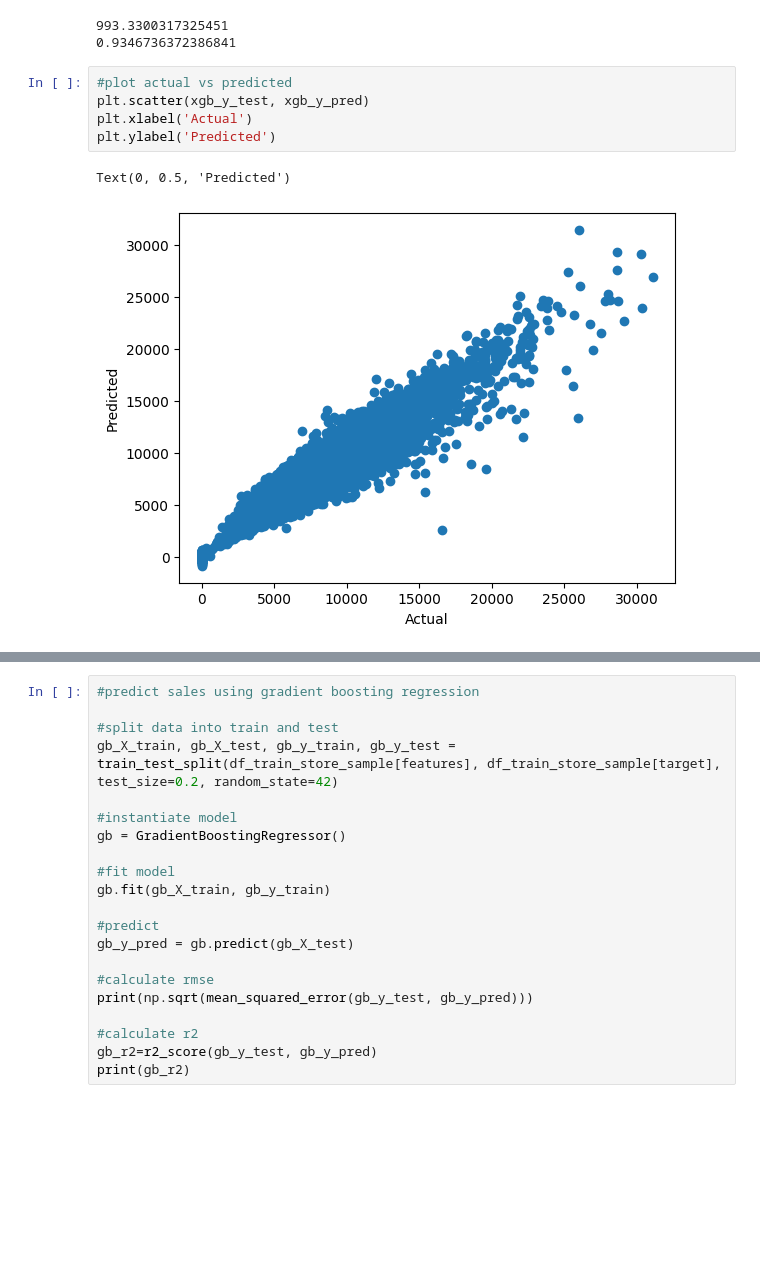
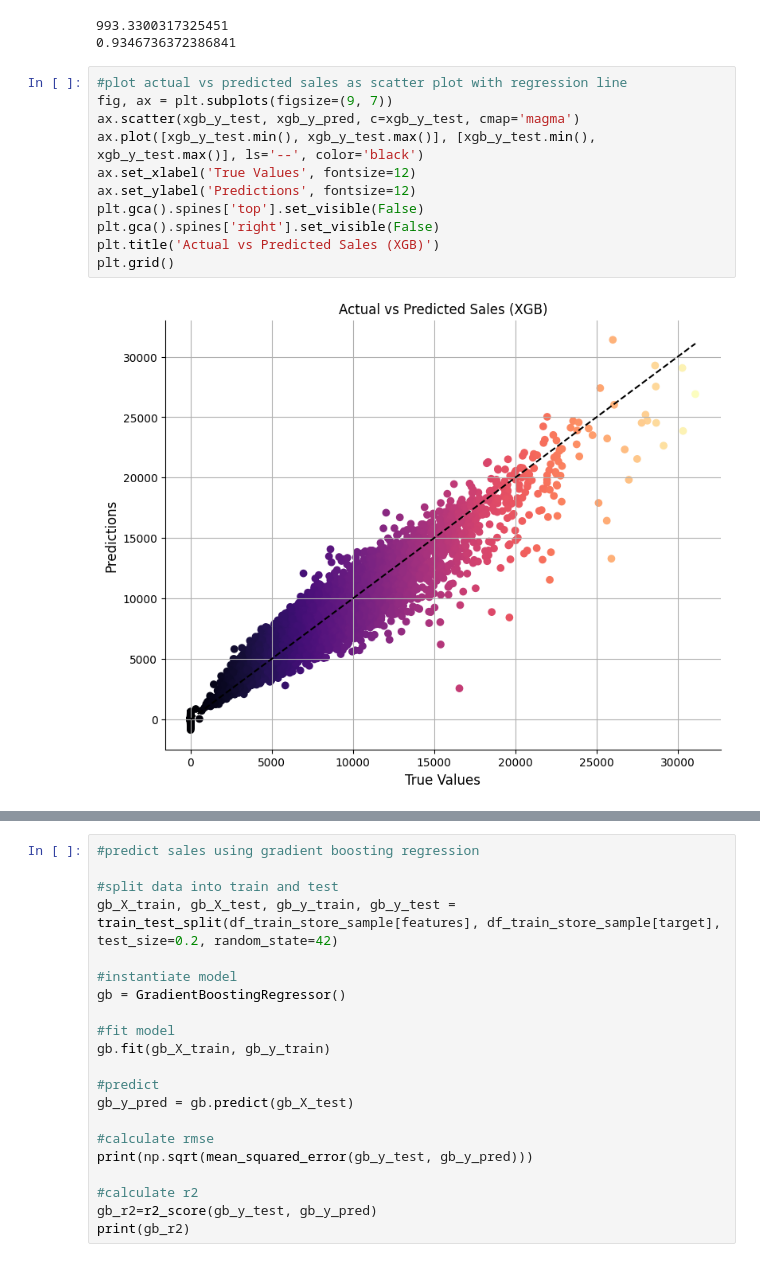
Before and after one commit to Bratpfannengamer/Rossmann, a Jupyter notebook: notebook.ipynb, the cells around one changed output, grey strips where cells are left out. Drawn from its saved outputs; the diff is of its cells as text; blank space fills up the shorter version.

```diff
--- a/notebook.ipynb
+++ b/notebook.ipynb
@@ -668,11 +668,16 @@ print(xgb_r2)
 # %% [output]
 993.3300317325451
 0.9346736372386841
-# %%
-#plot actual vs predicted
-plt.scatter(xgb_y_test, xgb_y_pred)
-plt.xlabel('Actual')
-plt.ylabel('Predicted')
-# %% [output]
-Text(0, 0.5, 'Predicted')
-[figure, removed]
+# %%
+#plot actual vs predicted sales as scatter plot with regression line
+fig, ax = plt.subplots(figsize=(9, 7))
+ax.scatter(xgb_y_test, xgb_y_pred, c=xgb_y_test, cmap='magma')
+ax.plot([xgb_y_test.min(), xgb_y_test.max()], [xgb_y_test.min(), xgb_y_test.max()], ls='--', color='black')
+ax.set_xlabel('True Values', fontsize=12)
+ax.set_ylabel('Predictions', fontsize=12)
+plt.gca().spines['top'].set_visible(False)
+plt.gca().spines['right'].set_visible(False)
+plt.title('Actual vs Predicted Sales (XGB)')
+plt.grid()
+# %% [output]
+[figure, added]
```
Also changed, not shown: parts of 10 cells of this notebook.
